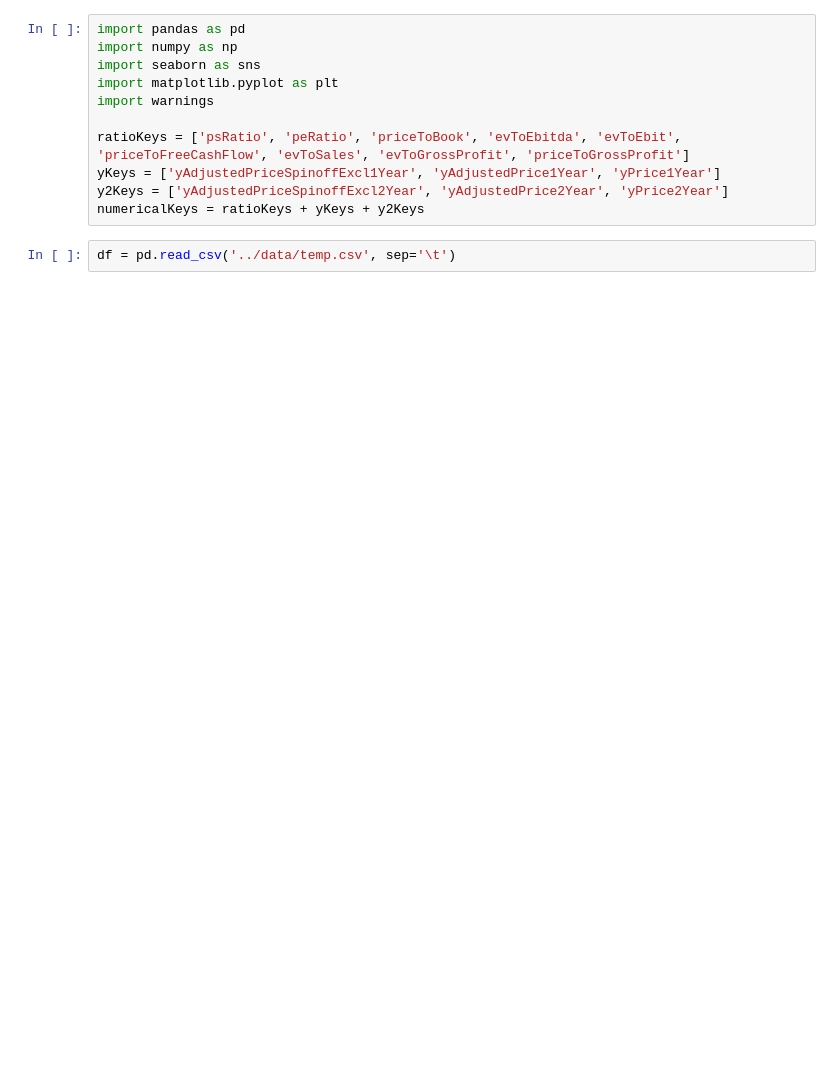
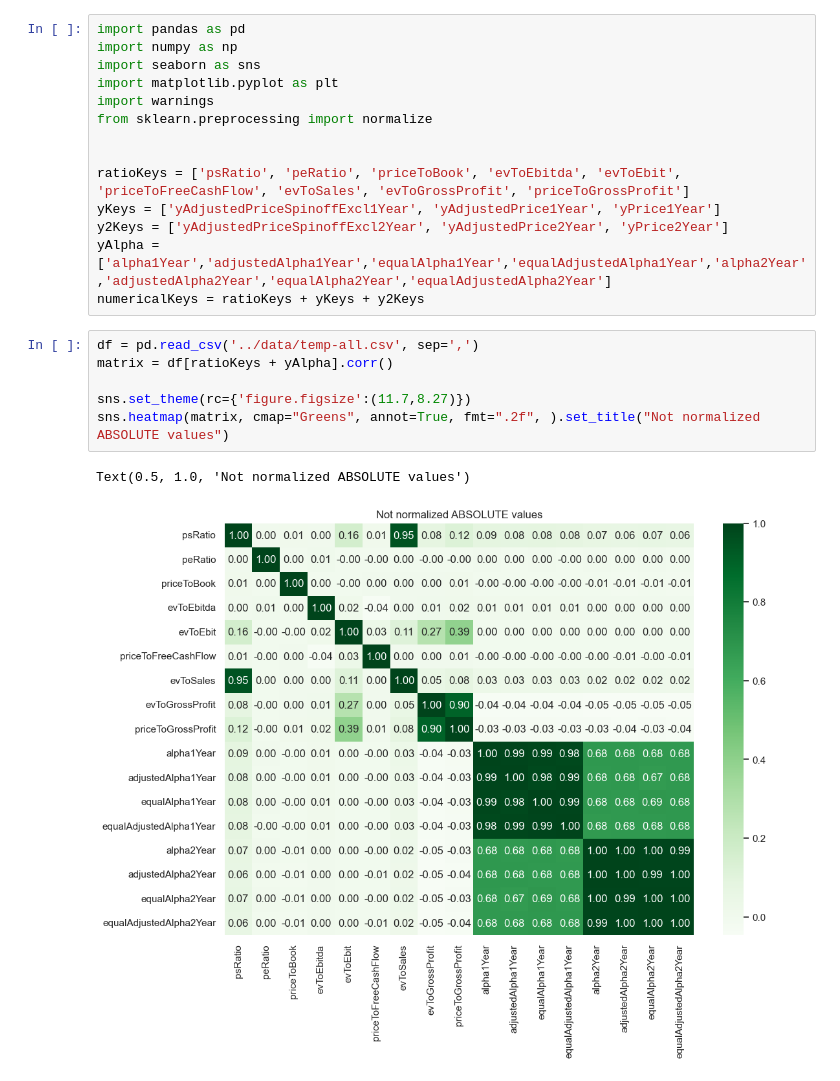
Before and after one commit to danielPaszek/masters-thesis-stocks, a Jupyter notebook: notebooks/drawing_with_absolute.ipynb, the cells around one changed output. Saved outputs shown, nothing was run; the diff lists cells and outputs as text; blank space fills up the shorter version.

```diff
--- a/notebooks/drawing_with_absolute.ipynb
+++ b/notebooks/drawing_with_absolute.ipynb
@@ -4,10 +4,20 @@ import numpy as np
 import seaborn as sns
 import matplotlib.pyplot as plt
 import warnings
+from sklearn.preprocessing import normalize
+
 
 ratioKeys = ['psRatio', 'peRatio', 'priceToBook', 'evToEbitda', 'evToEbit', 'priceToFreeCashFlow', 'evToSales', 'evToGrossProfit', 'priceToGrossProfit']
 yKeys = ['yAdjustedPriceSpinoffExcl1Year', 'yAdjustedPrice1Year', 'yPrice1Year']
 y2Keys = ['yAdjustedPriceSpinoffExcl2Year', 'yAdjustedPrice2Year', 'yPrice2Year']
+yAlpha = ['alpha1Year','adjustedAlpha1Year','equalAlpha1Year','equalAdjustedAlpha1Year','alpha2Year','adjustedAlpha2Year','equalAlpha2Year','equalAdjustedAlpha2Year']
 numericalKeys = ratioKeys + yKeys + y2Keys
 # %%
-df = pd.read_csv('../data/temp.csv', sep='\t')
+df = pd.read_csv('../data/temp-all.csv', sep=',')
+matrix = df[ratioKeys + yAlpha].corr()
+
+sns.set_theme(rc={'figure.figsize':(11.7,8.27)})
+sns.heatmap(matrix, cmap="Greens", annot=True, fmt=".2f", ).set_title("Not normalized ABSOLUTE values")
+# %% [output]
+Text(0.5, 1.0, 'Not normalized ABSOLUTE values')
+[figure, added]
```
Also changed, not shown: parts of 2 cells of this notebook, 8 other files.
